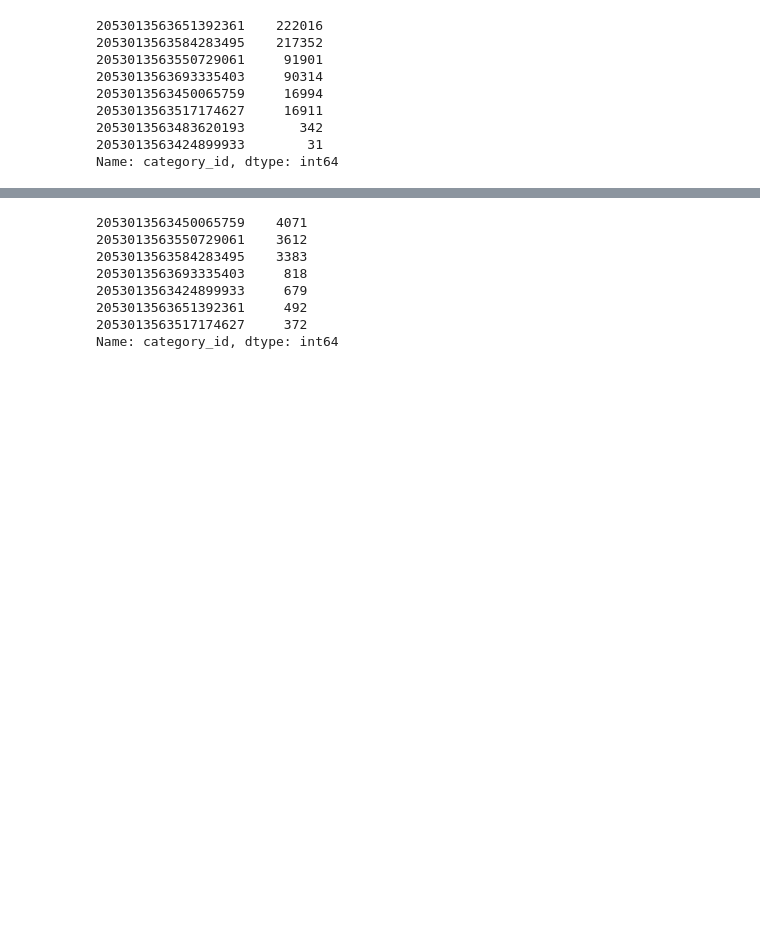
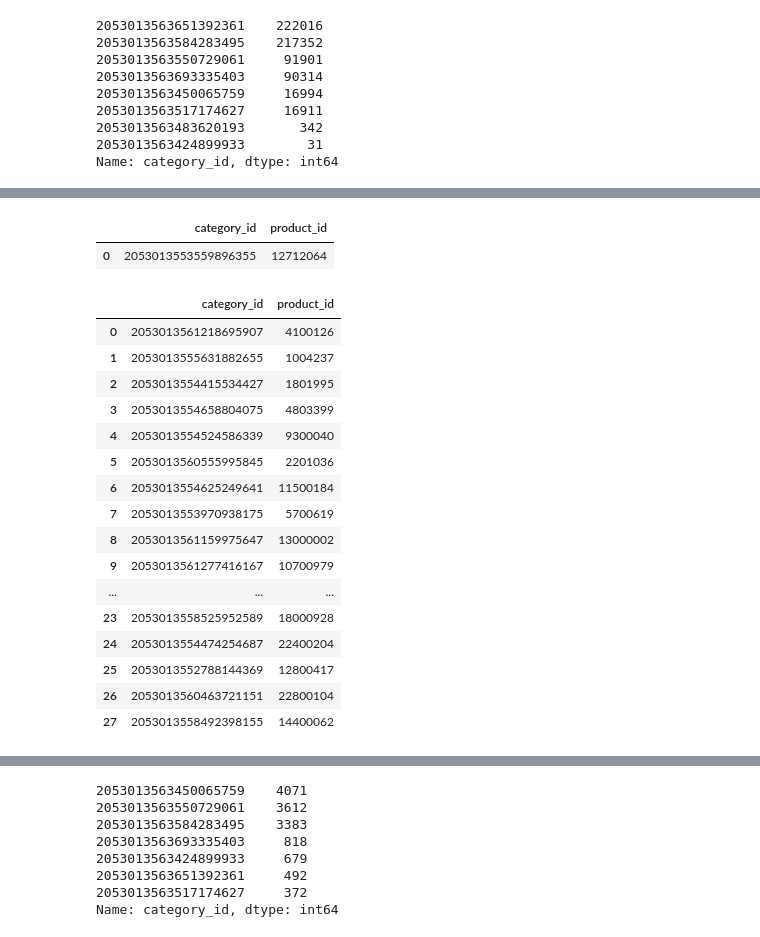
Before and after one commit to benidjor/ecommerce-behavior-data-analysis, a Jupyter notebook: tsj_data/2019_oct_eda.ipynb, the cells around one changed output, grey strips where cells are left out. Cells and saved outputs as stored; diff of their text form; code cells hidden in the pictures; blank space fills up the shorter version.

```diff
--- a/tsj_data/2019_oct_eda.ipynb
+++ b/tsj_data/2019_oct_eda.ipynb
@@ -295,0 +551,4 @@ Name: brand, Length: 2405, dtype: int64
+# %%
+cond = mod["category_code"].isnull()
+dd = mod[cond]["category_id"].value_counts().head(30).sum()
+dd
@@ -295,0 +569,18 @@ Name: brand, Length: 2405, dtype: int64
+# %%
+def null_list(df, col, brand_name):
+    # 칼럼의 brand_name으로 조건 생성
+    cond = (df[f"{col}"] == f"{brand_name}")
+    # category_id를 리스트로 생성
+    cat_id_list = df[cond]["category_id"].value_counts().keys().tolist()
+
+    # 빈 데이터프레임 생성
+    df_2 = pd.DataFrame()
+
+    # cat_id_list에 있는 category_id로 for문 생성하여 product_id 탐색
+    for cat_id in cat_id_list:
+        cat_id_cond = (df["category_id"] == cat_id)
+        # category_id로 검색한 것의 product_id들 중, 제일 위에 있는 product_id를 prod_id로 설정
+        prod_id = int(df[cat_id_cond]["product_id"].head(1).values)
+        # 앞서 생성한 빈 데이터프레임에 category_id와 prod_id 채워넣음
+        df_2 = df_2.append(pd.DataFrame([[cat_id, prod_id]], columns=["category_id", "product_id"])).reset_index(drop=True)
+    return df_2
@@ -306,3 +610,21 @@ mod[cond]["category_id"].value_counts()
 2053013563483620193       342
 2053013563424899933        31
 Name: category_id, dtype: int64
+# %%
+def null_list(df, col, brand_name):
+    # 칼럼의 brand_name으로 조건 생성
+    cond = (df[f"{col}"] == f"{brand_name}")
+    # category_id를 리스트로 생성
+    cat_id_list = df[cond]["category_id"].value_counts().keys().tolist()
+
+    # 빈 데이터프레임 생성
+    df_2 = pd.DataFrame()
+
+    # cat_id_list에 있는 category_id로 for문 생성하여 product_id 탐색
+    for cat_id in cat_id_list:
+        cat_id_cond = (df["category_id"] == cat_id)
+        # category_id로 검색한 것의 product_id들 중, 제일 위에 있는 product_id를 prod_id로 설정
+        prod_id = int(df[cat_id_cond]["product_id"].head(1).values)
+        # 앞서 생성한 빈 데이터프레임에 category_id와 prod_id 채워넣음
+        df_2 = df_2.append(pd.DataFrame([[cat_id, prod_id]], columns=["category_id", "product_id"])).reset_index(drop=True)
+    return df_2
@@ -308,0 +659,25 @@ Name: category_id, dtype: int64
+# %%
+null_list(mod, "brand", "cordiant")
+# %% [output]
+|  | category_id | product_id |
+| 0 | 2053013553559896355 | 12712064 |
+# %%
+null_list(mod, "brand", "sony")
+# %% [output]
+|  | category_id | product_id |
+| 0 | 2053013561218695907 | 4100126 |
+| 1 | 2053013555631882655 | 1004237 |
+| 2 | 2053013554415534427 | 1801995 |
+| 3 | 2053013554658804075 | 4803399 |
+| 4 | 2053013554524586339 | 9300040 |
+| 5 | 2053013560555995845 | 2201036 |
+| 6 | 2053013554625249641 | 11500184 |
+| 7 | 2053013553970938175 | 5700619 |
+| 8 | 2053013561159975647 | 13000002 |
+| 9 | 2053013561277416167 | 10700979 |
+| ... | ... | ... |
+| 23 | 2053013558525952589 | 18000928 |
+| 24 | 2053013554474254687 | 22400204 |
+| 25 | 2053013552788144369 | 12800417 |
+| 26 | 2053013560463721151 | 22800104 |
+| 27 | 2053013558492398155 | 14400062 |
```
Also changed, not shown: parts of 32 cells of this notebook.
